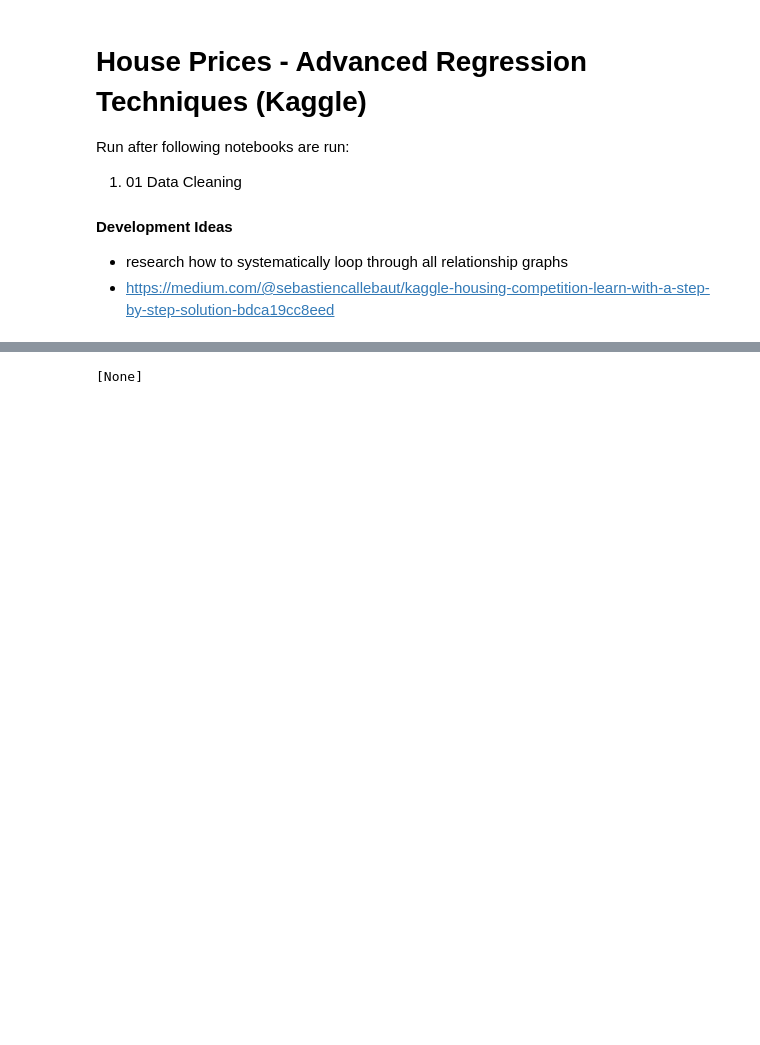
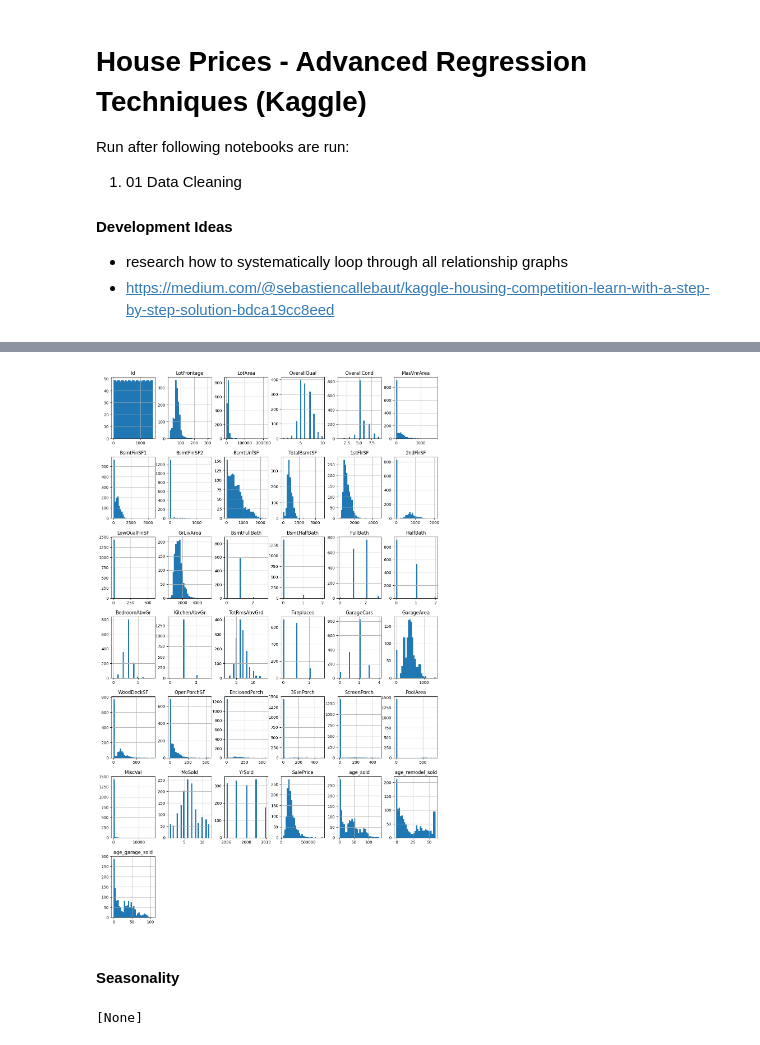
Before and after one commit to stephanie-yz/House-Prices, a Jupyter notebook: 02 Exploratory Data Analysis.ipynb, the cells around one changed output, grey strips where cells are left out. Drawn from its saved outputs; the diff is of its cells as text; code cells hidden in the pictures; blank space fills up the shorter version.

```diff
--- a/02 Exploratory Data Analysis.ipynb
+++ b/02 Exploratory Data Analysis.ipynb
@@ -61,0 +75,6 @@ g=sns.displot(data=train, x='SalePrice', hue='MSZoning', bins=30, log_scale=True
+# %%
+### Histograms of all numerical variables
+train.hist(bins=30, figsize=(15,25), layout=(-1,6))
+None
+# %% [output]
+[figure, added]
@@ -62,3 +85,5 @@ g=sns.displot(data=train, x='SalePrice', hue='MSZoning', bins=30, log_scale=True
+# %% [markdown]
+#### Seasonality
 # %%
 ### seasonality?
 g=sns.boxplot(data=train, x='MoSold', y='SalePrice')
```
Also changed, not shown: parts of 10 cells of this notebook.
